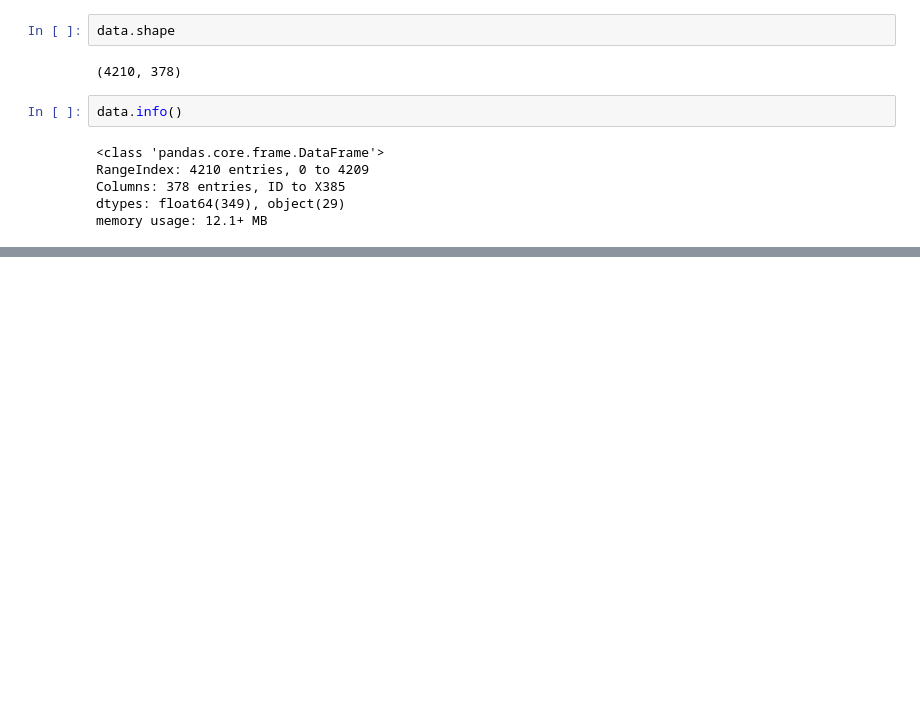
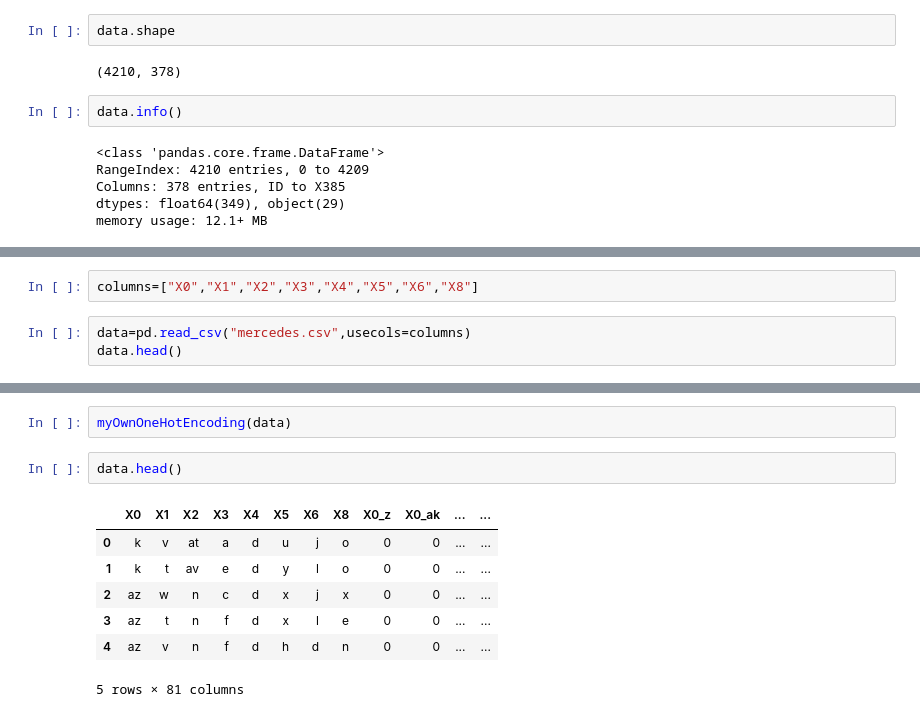
Before and after one commit to noteCe/Mercedes-Benz-Grener-Manufacturing, a Jupyter notebook: Mercedes-Benz Greener Manufacturing.ipynb, the cells around one changed output, grey strips where cells are left out. Cells and saved outputs as stored; diff of their text form; blank space fills up the shorter version.

Commit message:
generic one hot encoding algoritması yazıldı.

```diff
--- a/Mercedes-Benz Greener Manufacturing.ipynb
+++ b/Mercedes-Benz Greener Manufacturing.ipynb
@@ -25,0 +182,5 @@ memory usage: 12.1+ MB
+# %%
+columns=["X0","X1","X2","X3","X4","X5","X6","X8"]
+# %%
+data=pd.read_csv("mercedes.csv",usecols=columns)
+data.head()
@@ -25,0 +194,12 @@ memory usage: 12.1+ MB
+# %%
+myOwnOneHotEncoding(data)
+# %%
+data.head()
+# %% [output]
+|  | X0 | X1 | X2 | X3 | X4 | X5 | X6 | X8 | X0_z | X0_ak | ... | ... |
+| 0 | k | v | at | a | d | u | j | o | 0 | 0 | ... | ... |
+| 1 | k | t | av | e | d | y | l | o | 0 | 0 | ... | ... |
+| 2 | az | w | n | c | d | x | j | x | 0 | 0 | ... | ... |
+| 3 | az | t | n | f | d | x | l | e | 0 | 0 | ... | ... |
+| 4 | az | v | n | f | d | h | d | n | 0 | 0 | ... | ... |
+5 rows × 81 columns
```
Also changed, not shown: parts of 20 cells of this notebook, 1 other file.
